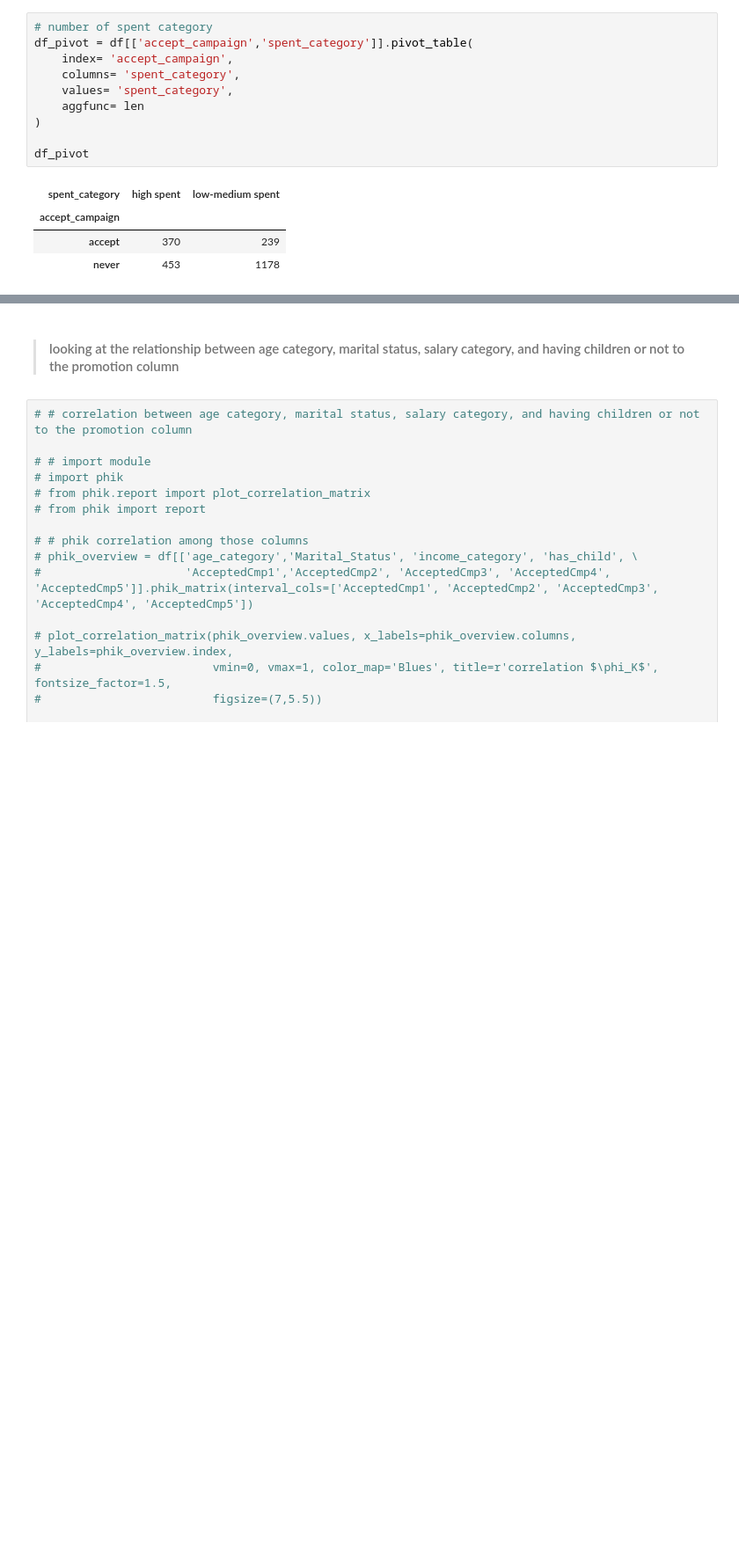
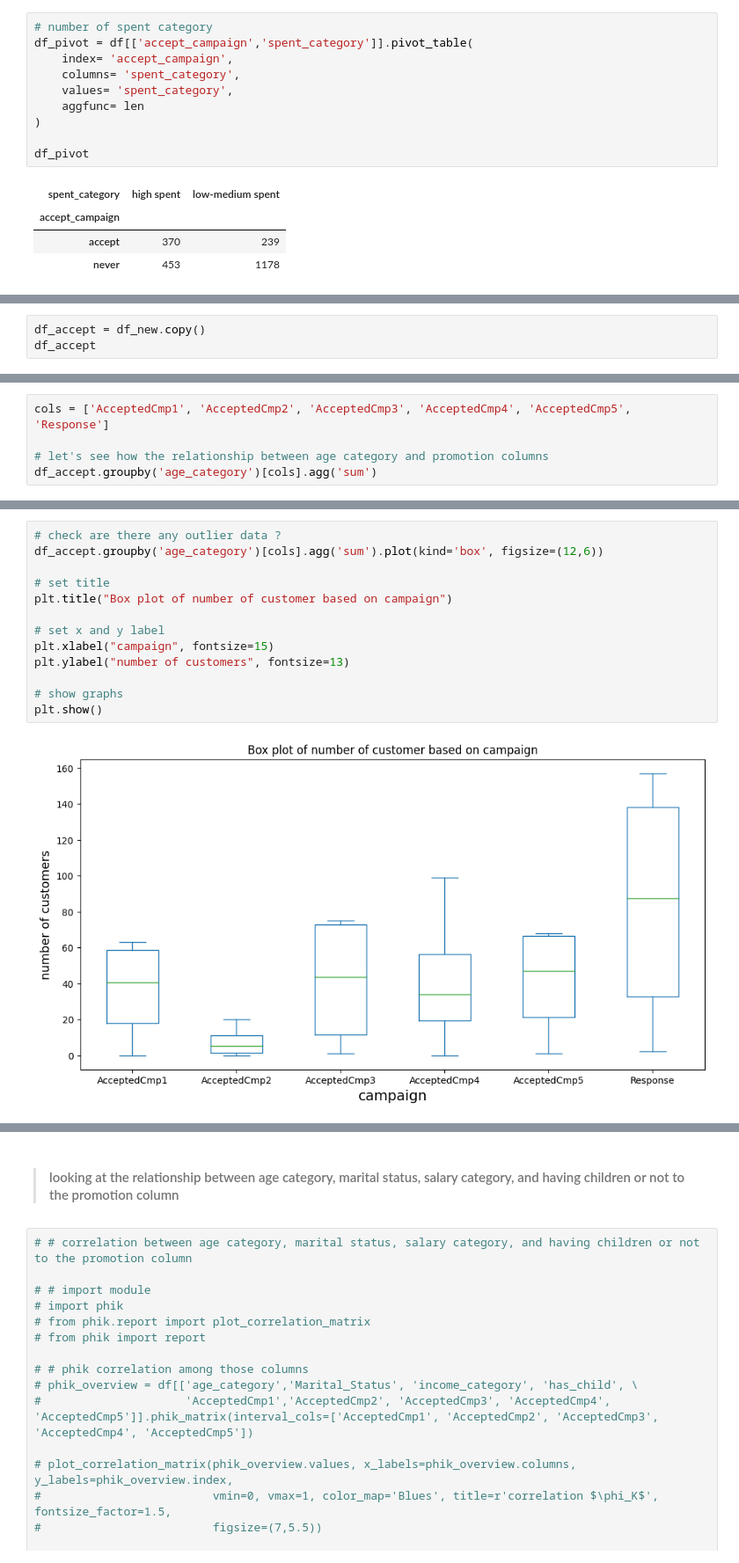
Before and after one commit to fnkhairudin/CapstoneProjectModul2, a Jupyter notebook: notebooks/2.0-fnk-data-analysis.ipynb, the cells around one changed output, grey strips where cells are left out. Shown at 88% size. Drawn from its saved outputs; the diff is of its cells as text; blank space fills up the shorter version.

Commit message:
analysis age category and campaigns

```diff
--- a/notebooks/2.0-fnk-data-analysis.ipynb
+++ b/notebooks/2.0-fnk-data-analysis.ipynb
@@ -236,0 +241,3 @@ else:
+# %%
+df_accept = df_new.copy()
+df_accept
@@ -236,0 +262,5 @@ else:
+# %%
+cols = ['AcceptedCmp1', 'AcceptedCmp2', 'AcceptedCmp3', 'AcceptedCmp4', 'AcceptedCmp5', 'Response']
+
+# let's see how the relationship between age category and promotion columns
+df_accept.groupby('age_category')[cols].agg('sum')
@@ -236,0 +274,15 @@ else:
+# %%
+# check are there any outlier data ?
+df_accept.groupby('age_category')[cols].agg('sum').plot(kind='box', figsize=(12,6))
+
+# set title
+plt.title("Box plot of number of customer based on campaign")
+
+# set x and y label
+plt.xlabel("campaign", fontsize=15)
+plt.ylabel("number of customers", fontsize=13)
+
+# show graphs
+plt.show()
+# %% [output]
+[figure, added]
```
Also changed, not shown: parts of 19 cells of this notebook.
